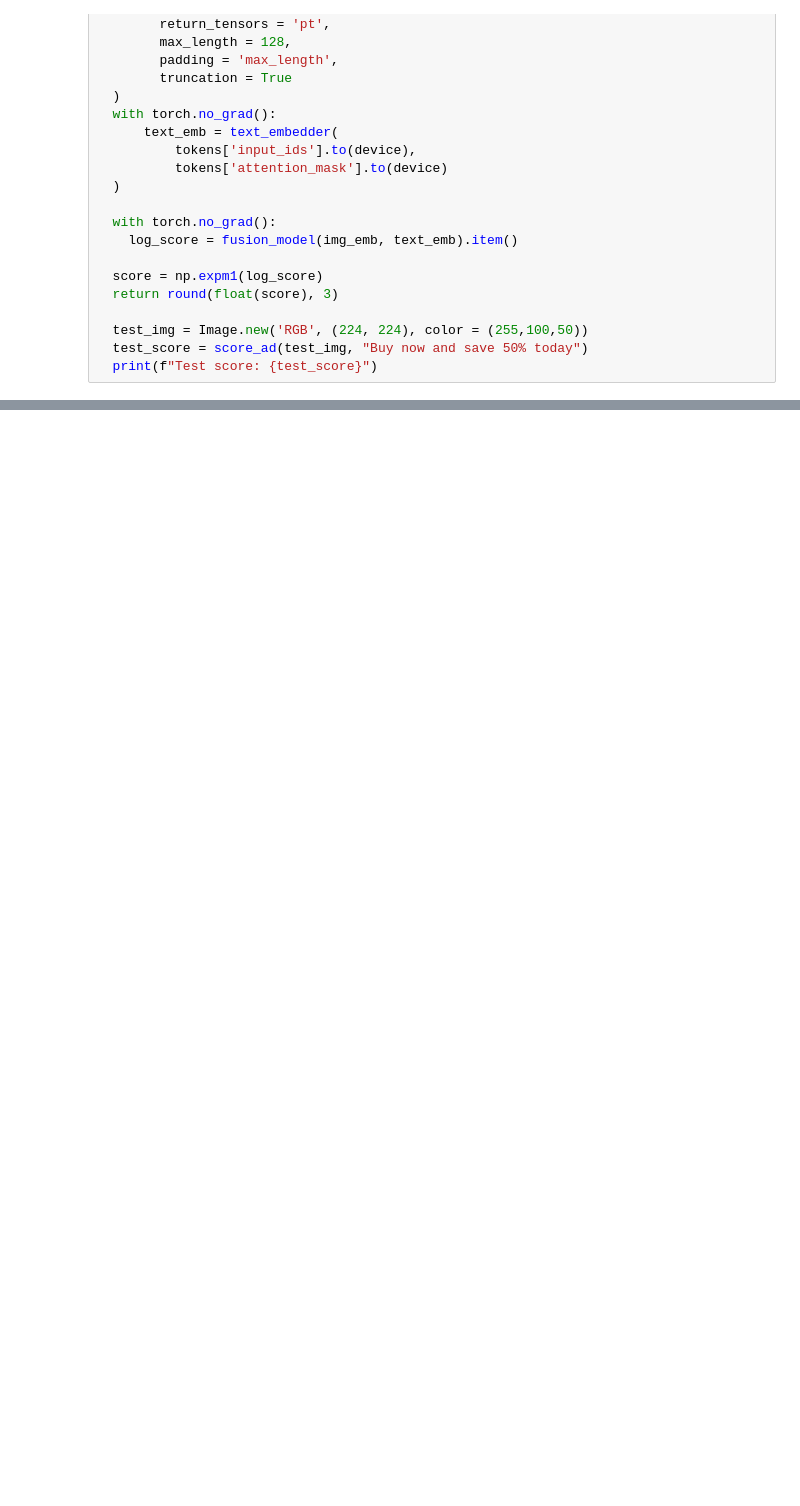
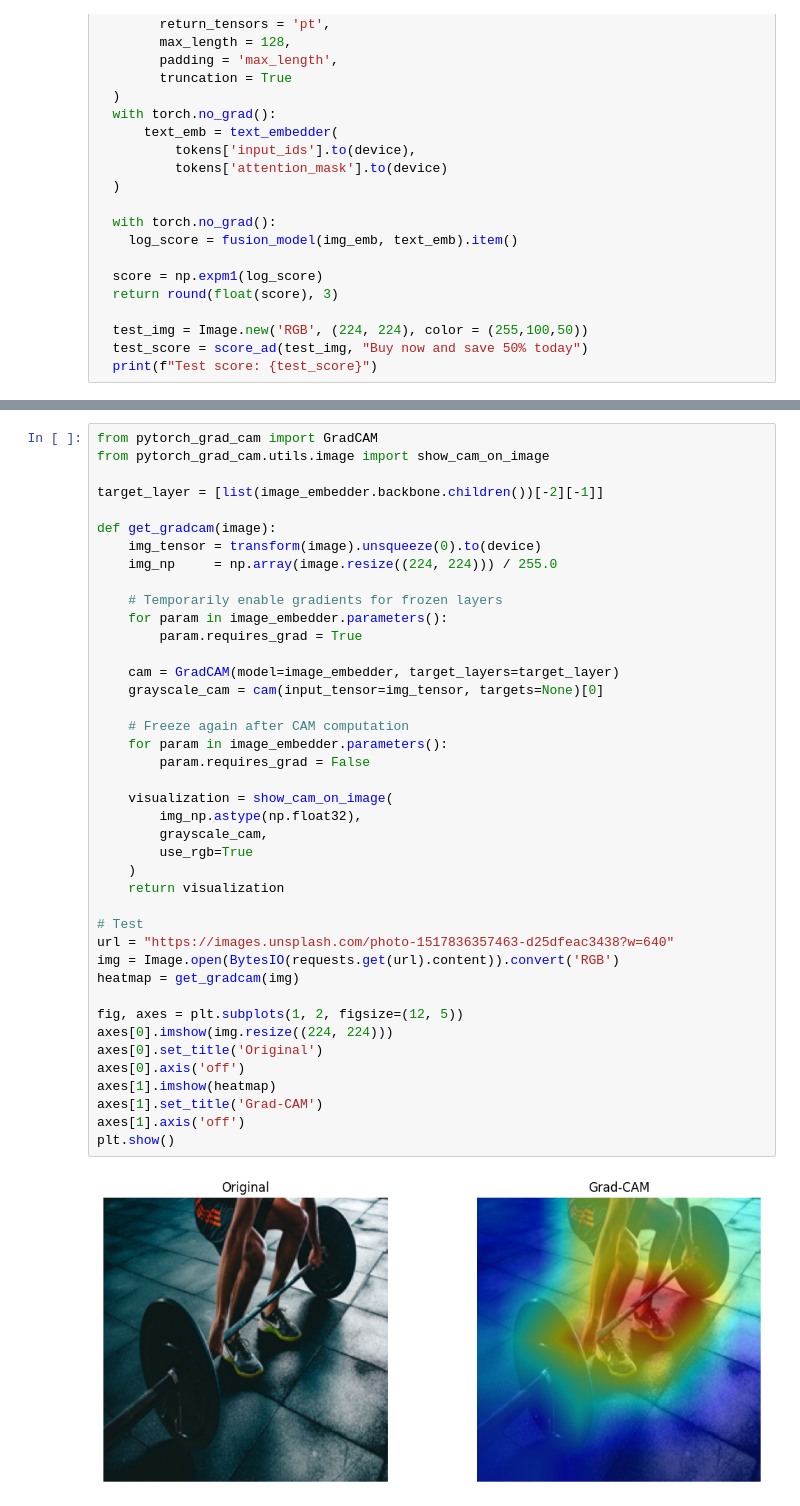
Before and after one commit to Yousufkhalid7/AdLens, a Jupyter notebook: notebooks/Interface.ipynb, the cells around one changed output, grey strips where cells are left out. Saved outputs shown, nothing was run; the diff lists cells and outputs as text; blank space fills up the shorter version.

Commit message:
GradCAM integration

```diff
--- a/notebooks/Interface.ipynb
+++ b/notebooks/Interface.ipynb
@@ -159,0 +168,43 @@ def score_ad(image, text):
+# %%
+from pytorch_grad_cam import GradCAM
+from pytorch_grad_cam.utils.image import show_cam_on_image
+
+target_layer = [list(image_embedder.backbone.children())[-2][-1]]
+
+def get_gradcam(image):
+    img_tensor = transform(image).unsqueeze(0).to(device)
+    img_np     = np.array(image.resize((224, 224))) / 255.0
+
+    # Temporarily enable gradients for frozen layers
+    for param in image_embedder.parameters():
+        param.requires_grad = True
+
+    cam = GradCAM(model=image_embedder, target_layers=target_layer)
+    grayscale_cam = cam(input_tensor=img_tensor, targets=None)[0]
+
+    # Freeze again after CAM computation
+    for param in image_embedder.parameters():
+        param.requires_grad = False
+
+    visualization = show_cam_on_image(
+        img_np.astype(np.float32),
+        grayscale_cam,
+        use_rgb=True
+    )
+    return visualization
+
+# Test
+url = "https://images.unsplash.com/photo-1517836357463-d25dfeac3438?w=640"
+img = Image.open(BytesIO(requests.get(url).content)).convert('RGB')
+heatmap = get_gradcam(img)
+
+fig, axes = plt.subplots(1, 2, figsize=(12, 5))
+axes[0].imshow(img.resize((224, 224)))
+axes[0].set_title('Original')
+axes[0].axis('off')
+axes[1].imshow(heatmap)
+axes[1].set_title('Grad-CAM')
+axes[1].axis('off')
+plt.show()
+# %% [output]
+[figure, added]
```
Also changed, not shown: parts of 4 cells of this notebook.
